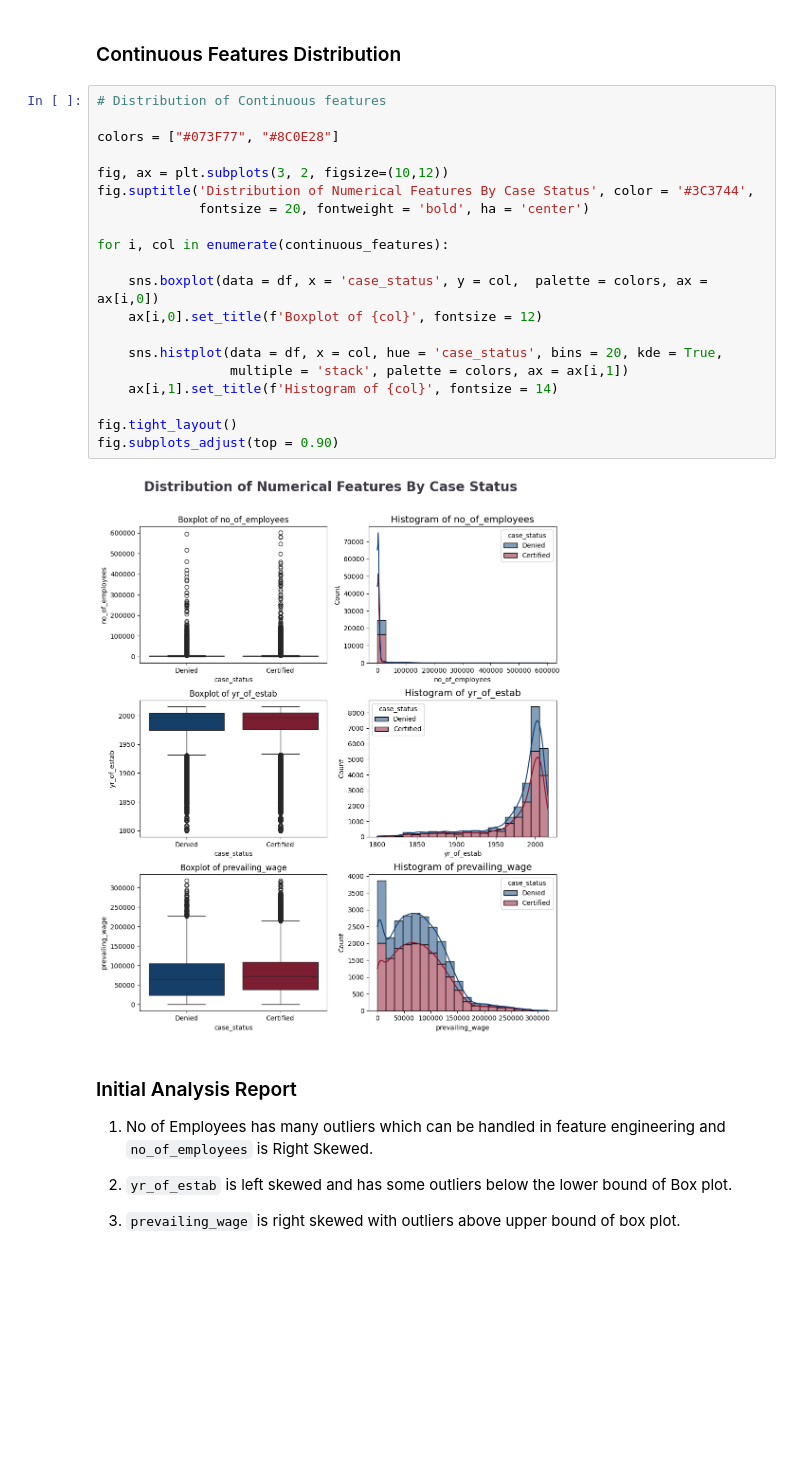
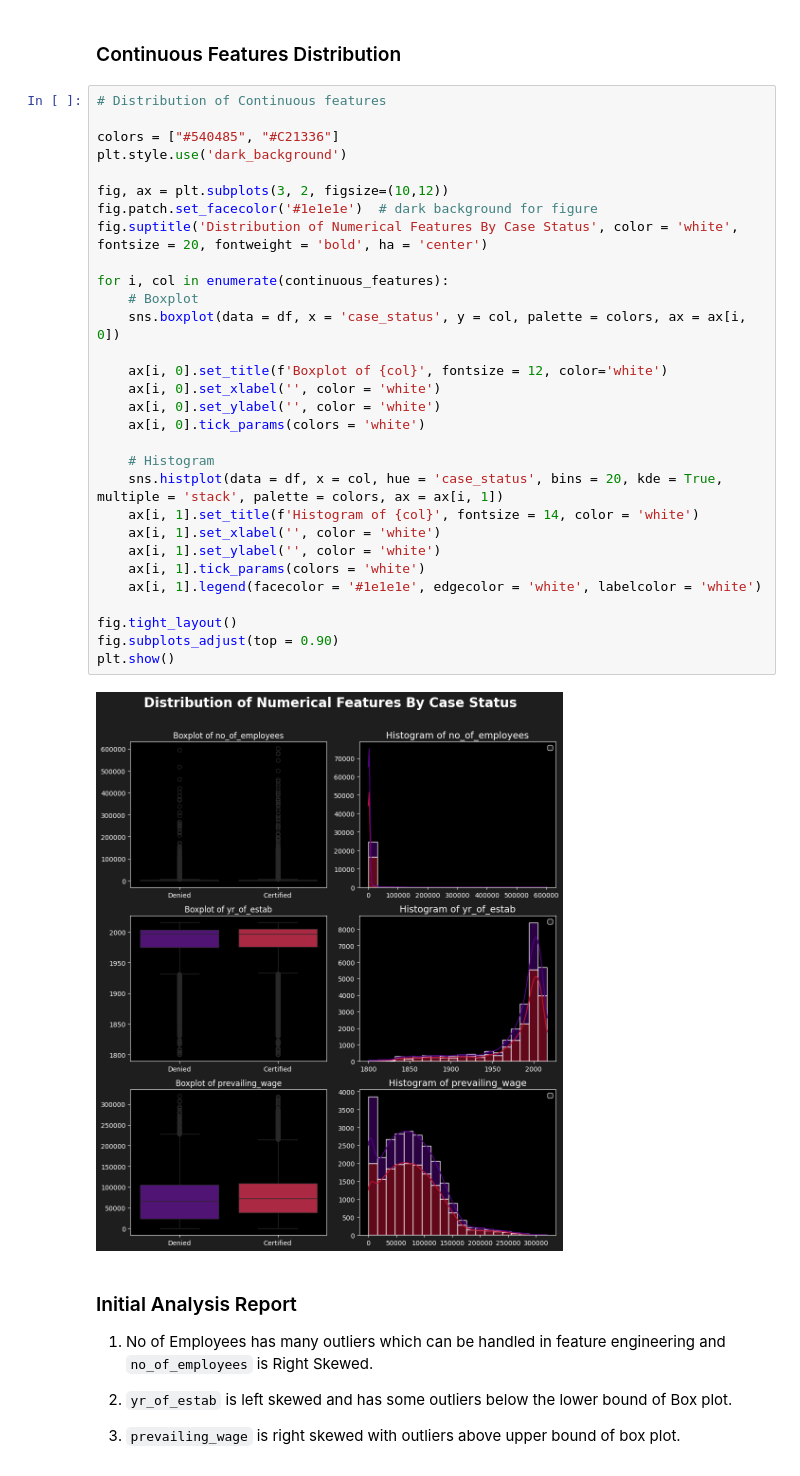
Before and after one commit to BenGJ10/US-Visa-Approval-Prediction, a Jupyter notebook: notebooks/exploratory_data_analysis.ipynb, the cells around one changed output. Drawn from its saved outputs; the diff is of its cells as text; blank space fills up the shorter version.

```diff
--- a/notebooks/exploratory_data_analysis.ipynb
+++ b/notebooks/exploratory_data_analysis.ipynb
@@ -300,25 +339,35 @@ dtype: int64
 # %%
 # Distribution of Continuous features
 
-colors = ["#073F77", "#8C0E28"]
+colors = ["#540485", "#C21336"]
+plt.style.use('dark_background')
 
 fig, ax = plt.subplots(3, 2, figsize=(10,12))
-fig.suptitle('Distribution of Numerical Features By Case Status', color = '#3C3744',
-             fontsize = 20, fontweight = 'bold', ha = 'center')
+fig.patch.set_facecolor('#1e1e1e')  # dark background for figure
+fig.suptitle('Distribution of Numerical Features By Case Status', color = 'white', fontsize = 20, fontweight = 'bold', ha = 'center')
 
 for i, col in enumerate(continuous_features):
+    # Boxplot
+    sns.boxplot(data = df, x = 'case_status', y = col, palette = colors, ax = ax[i, 0])
 
-    sns.boxplot(data = df, x = 'case_status', y = col,  palette = colors, ax = ax[i,0])
-    ax[i,0].set_title(f'Boxplot of {col}', fontsize = 12)
+    ax[i, 0].set_title(f'Boxplot of {col}', fontsize = 12, color='white')
+    ax[i, 0].set_xlabel('', color = 'white')
+    ax[i, 0].set_ylabel('', color = 'white')
+    ax[i, 0].tick_params(colors = 'white')
 
-    sns.histplot(data = df, x = col, hue = 'case_status', bins = 20, kde = True,
-                 multiple = 'stack', palette = colors, ax = ax[i,1])
-    ax[i,1].set_title(f'Histogram of {col}', fontsize = 14)
+    # Histogram
+    sns.histplot(data = df, x = col, hue = 'case_status', bins = 20, kde = True, multiple = 'stack', palette = colors, ax = ax[i, 1])
+    ax[i, 1].set_title(f'Histogram of {col}', fontsize = 14, color = 'white')
+    ax[i, 1].set_xlabel('', color = 'white')
+    ax[i, 1].set_ylabel('', color = 'white')
+    ax[i, 1].tick_params(colors = 'white')
+    ax[i, 1].legend(facecolor = '#1e1e1e', edgecolor = 'white', labelcolor = 'white')
 
 fig.tight_layout()
 fig.subplots_adjust(top = 0.90)
+plt.show()
 # %% [output]
-[figure, old version]
+[figure, new version]
 # %% [markdown]
 ### Initial Analysis Report
 
```
Also changed, not shown: parts of 9 cells of this notebook.
